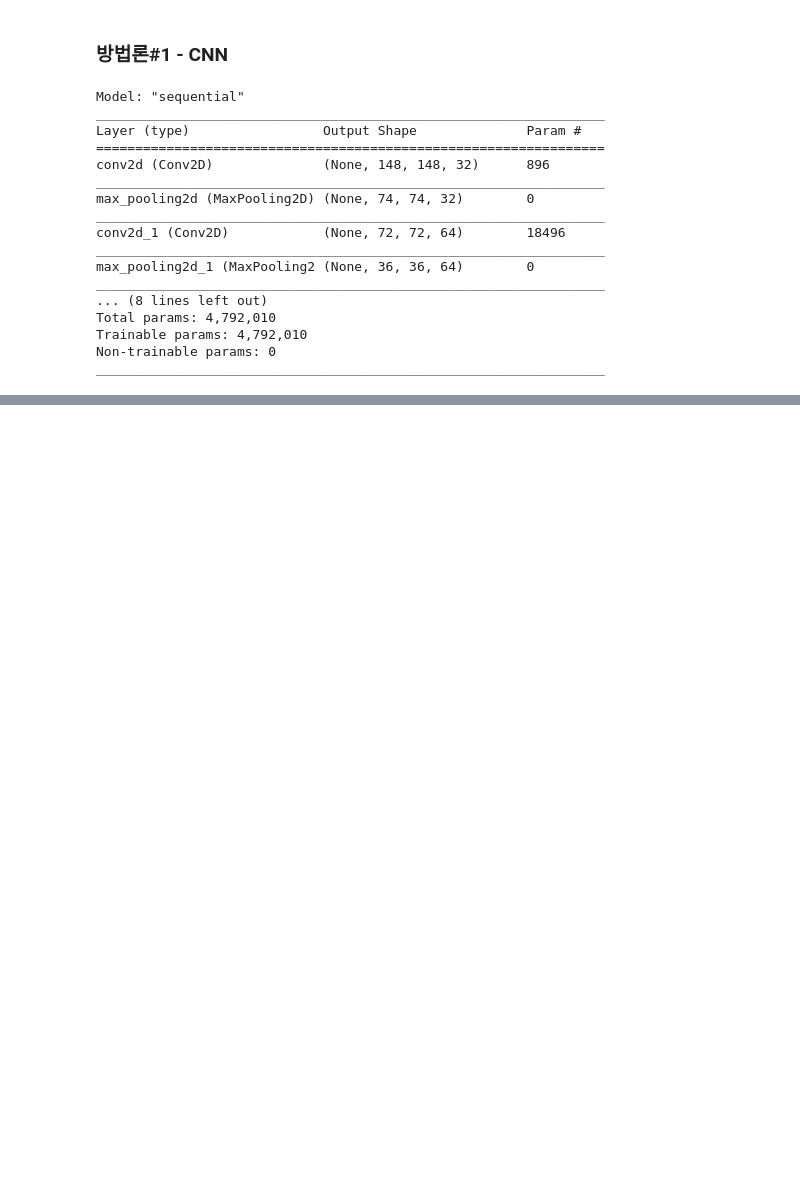
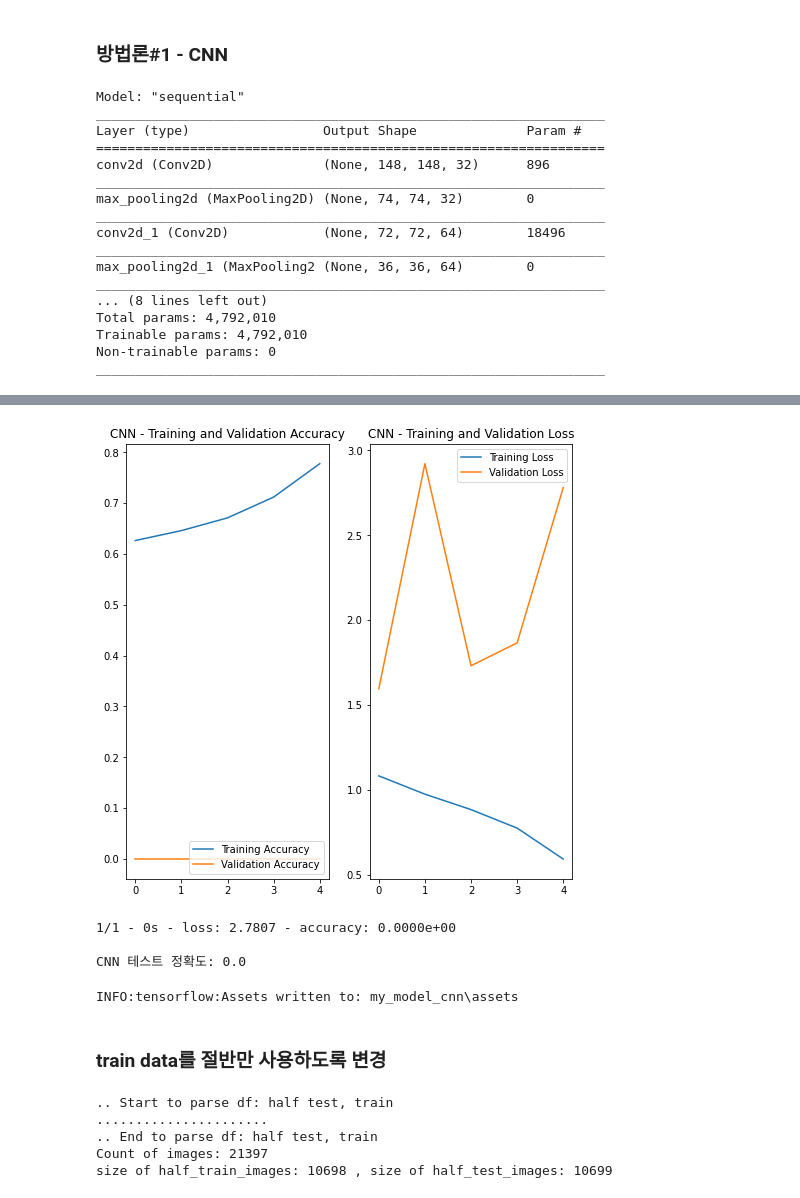
Before and after one commit to glinter/deep-learning-coursera, a Jupyter notebook: homework-4/cassava-leaf-disease-classification.ipynb, the cells around one changed output, grey strips where cells are left out. Saved outputs shown, nothing was run; the diff lists cells and outputs as text; code cells hidden in the pictures; blank space fills up the shorter version.

```diff
--- a/homework-4/cassava-leaf-disease-classification.ipynb
+++ b/homework-4/cassava-leaf-disease-classification.ipynb
@@ -243,6 +243,6 @@ model_cnn.compile(optimizer='adam',
               loss=tf.keras.losses.SparseCategoricalCrossentropy(from_logits=True),
               metrics=['accuracy'])
 
-history_cnn = model_cnn.fit(train_images, train_labels, epochs=10,
+history_cnn = model_cnn.fit(train_images, train_labels, epochs=5,
                     validation_data=(test_images, test_labels))
 # %% [output]
@@ -252,5 +259,5 @@ Epoch 2/10
 # %%
-def draw_history_graph(history, model_title):
+def draw_history_graph(epochs, history, model_title):
     acc = history.history['accuracy']
     val_acc = history.history['val_accuracy']
 
@@ -264,7 +271,7 @@ def draw_history_graph(history, model_title):
     plt.plot(epochs_range, acc, label='Training Accuracy')
     plt.plot(epochs_range, val_acc, label='Validation Accuracy')
     plt.legend(loc='lower right')
-    plt.title('Training and Validation Accuracy')
+    plt.title(model_title + ' - Training and Validation Accuracy')
 
     plt.subplot(1, 2, 2)
     plt.plot(epochs_range, loss, label='Training Loss')
@@ -273,7 +280,20 @@ def draw_history_graph(history, model_title):
     plt.title(model_title + ' - Training and Validation Loss')
     plt.show()
 # %%
-draw_history_graph(history_cnn, 'CNN')
+draw_history_graph(5, history_cnn, 'CNN')
+# %% [output]
+[figure, added]
 # %%
 test_cnn_loss, test_cnn_acc = model_cnn.evaluate(test_images, test_labels, verbose=2)
 print('\nCNN 테스트 정확도:', test_cnn_acc)
+# %% [output]
+1/1 - 0s - loss: 2.7807 - accuracy: 0.0000e+00
+
+CNN 테스트 정확도: 0.0
+# %%
+# 저장
+model_cnn.save("my_model_cnn")
+# %% [output]
+INFO:tensorflow:Assets written to: my_model_cnn\assets
+# %% [markdown]
+### train data를 절반만 사용하도록 변경
@@ -279,0 +337,11 @@ print('\nCNN 테스트 정확도:', test_cnn_acc)
+# %%
+# test 이미지, 라벨 로딩
+half_train_images, half_train_labels, half_test_images, half_test_labels = separate_image_n_labels_2(\
+                                                                                train_df, 'dataset/train_images')
+print('size of half_train_images:', len(half_train_images), ', size of half_test_images:', len(half_test_images))
+# %% [output]
+.. Start to parse df: half test, train
+......................
+.. End to parse df: half test, train
+Count of images: 21397
+size of half_train_images: 10698 , size of half_test_images: 10699
```
Also changed, not shown: parts of 17 cells of this notebook, 1 other file.
